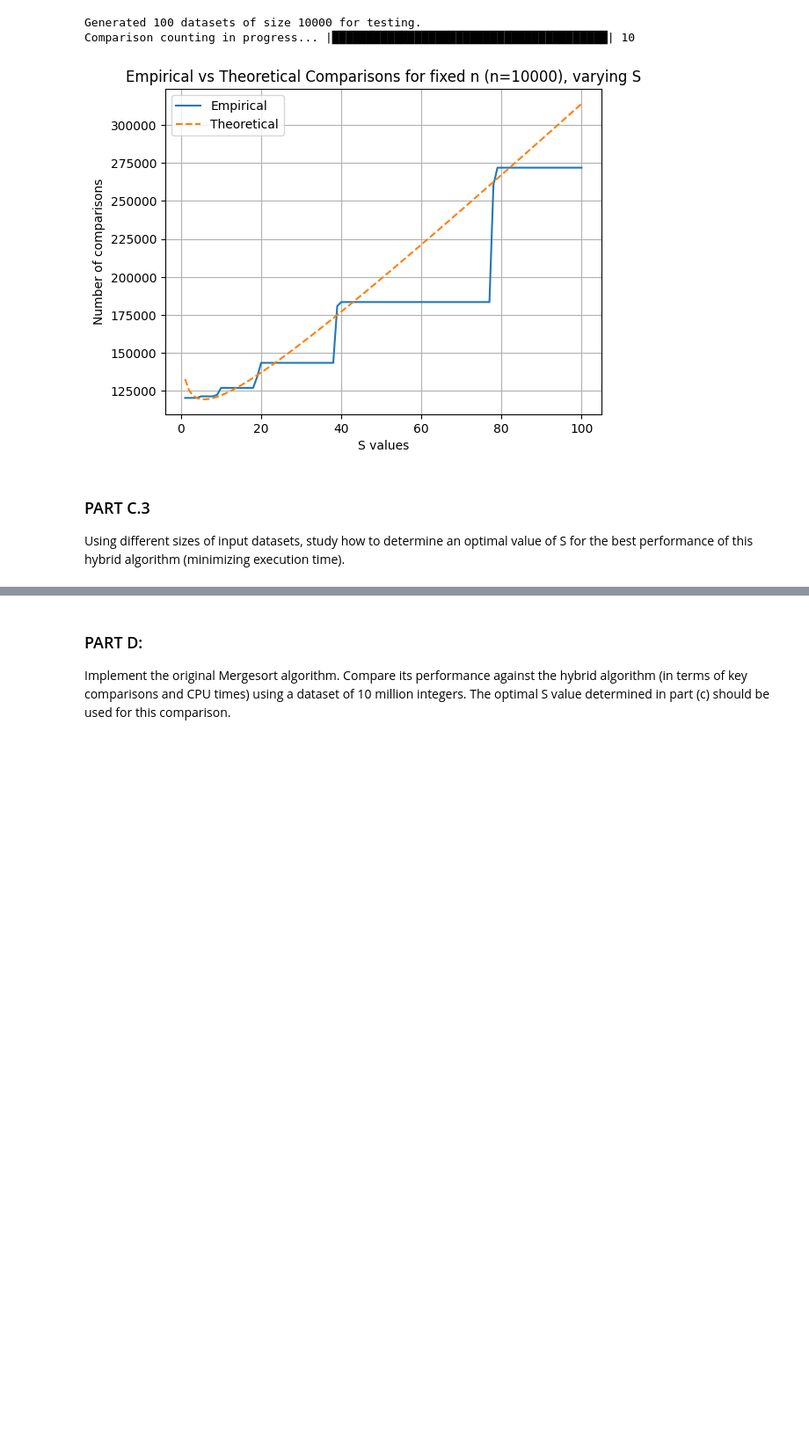
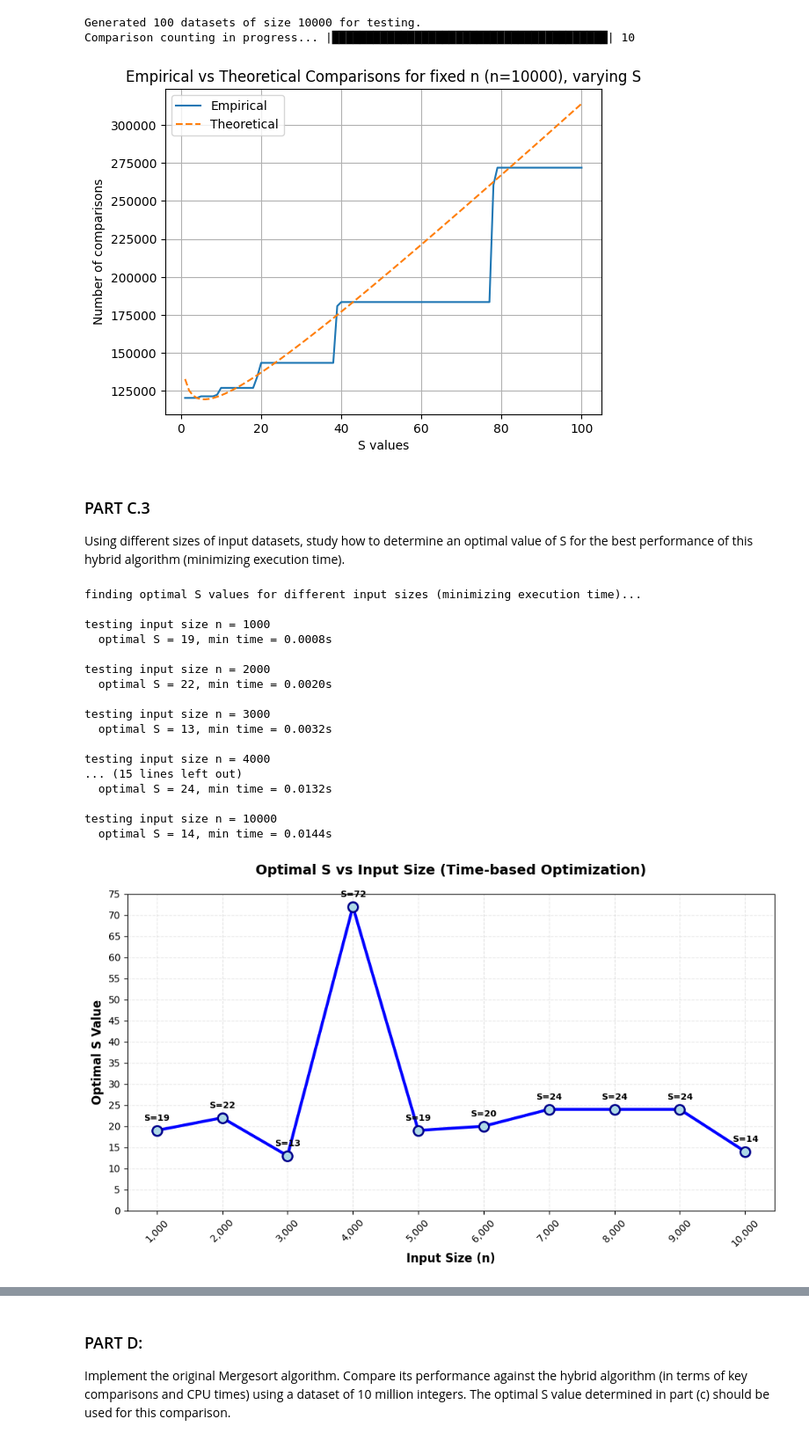
Before and after one commit to maejikal/SC2001-Algorithm-Lab, a Jupyter notebook: lab1/project1.ipynb, the cells around one changed output, grey strips where cells are left out. Shown at 88% size. Saved outputs shown, nothing was run; the diff lists cells and outputs as text; code cells hidden in the pictures; blank space fills up the shorter version.

```diff
--- a/lab1/project1.ipynb
+++ b/lab1/project1.ipynb
@@ -209,16 +209,15 @@ for the best performance of this hybrid algorithm (minimizing execution time).
 import time
 
 # different input sizes to test
-n_values_c3 = [1000, 2000, 5000, 10000, 20000,50000,100000]
+n_values_c3 = [x for x in range(1000,10001,1000)]
 # S values to test for each input size
 S_values_c3 = list(range(1, 101))  # testing S from 1 to 100
-trials_c3 = 5  # number of trials per (n, S) combination
+trials_c3 = 100  # number of trials per (n, S) combination
 
 # set seed for reproducibility
 random.seed(2025)
 
 # generate fixed datasets for each input size
-print("generating fixed datasets for consistent results...")
 fixed_datasets = {}
 for n in n_values_c3:
     datasets = []
@@ -233,43 +232,43 @@ optimal_S_results = {}
 
 print("finding optimal S values for different input sizes (minimizing execution time)...")
 
-with alive_bar(len(n_values_c3), title="finding optimal S...") as bar:
-    for n in n_values_c3:
-        print(f"\ntesting input size n = {n}")
 
-        # dictionary to store average execution times for each S value
-        avg_times_by_S = {}
+for n in n_values_c3:
+    print(f"\ntesting input size n = {n}")
 
-        # test each S value
-        for S in S_values_c3:
-            total_time = 0
+    # dictionary to store average execution times for each S value
+    avg_times_by_S = {}
 
-            # run multiple trials for this (n, S) combination
-            for trial in range(trials_c3):
-                #dataset = [random.randint(0, 10**9) for _ in range(n)]
-                dataset = fixed_datasets[n][trial]  # use fixed dataset
+    # test each S value
+    for S in S_values_c3:
+        total_time = 0
 
-                # measure execution time
-                start_time = time.time()
-                integrate(dataset, S)
-                end_time = time.time()
+        # run multiple trials for this (n, S) combination
+        for trial in range(trials_c3):
+            #dataset = [random.randint(0, 10**9) for _ in range(n)]
+            dataset = fixed_datasets[n][trial]  # use fixed dataset
 
-                total_time += (end_time - start_time)
+            # measure execution time
+            start_time = time.time()
+            integrate(dataset, S)
+            end_time = time.time()
 
-            avg_times_by_S[S] = total_time / trials_c3
+            total_time += (end_time - start_time)
 
-        # find the S value that gives minimum average execution time
-        optimal_S = min(avg_times_by_S, key=avg_times_by_S.get)
-        min_time = avg_times_by_S[optimal_S]
+        avg_times_by_S[S] = total_time / trials_c3
 
-        optimal_S_results[n] = {
-            'optimal_S': optimal_S,
-            'min_time': min_time,
-            'all_times': avg_times_by_S
-        }
+    # find the S value that gives minimum average execution time
+    optimal_S = min(avg_times_by_S, key=avg_times_by_S.get)
+    min_time = avg_times_by_S[optimal_S]
 
-        print(f"  optimal S = {optimal_S}, min time = {min_time:.4f}s")
-        bar()
+    optimal_S_results[n] = {
+        'optimal_S': optimal_S,
+        'min_time': min_time,
+        'all_times': avg_times_by_S
+    }
+
+    print(f"  optimal S = {optimal_S}, min time = {min_time:.4f}s")
+
 
 # plot: optimal S vs input size
 plt.figure(figsize=(10, 6))
@@ -344,30 +343,49 @@ optimal_S_values = list(set([optimal_S_results[n]['optimal_S'] for n in n_list])
 optimal_S_values.sort()
 
 for S in optimal_S_values:
     total_time = 0
     times = []
 
     for n in n_list:
         if S in optimal_S_results[n]['all_times']:
             time_val = optimal_S_results[n]['all_times'][S]
             times.append(f"{time_val:.3f}")
             total_time += time_val
         else:
             times.append("N/A")
 
     print(f"{S:2}  {times[0]:>6}  {times[1]:>6}  {times[2]:>6}  {times[3]:>6}  {times[4]:>6}  {total_time:.3f}")
 
 # add recommended S if it's not already in the table
 if best_S not in optimal_S_values:
     total_time = 0
     times = []
 
     for n in n_list:
         if best_S in optimal_S_results[n]['all_times']:
             time_val = optimal_S_results[n]['all_times'][best_S]
             times.append(f"{time_val:.3f}")
             total_time += time_val
         else:
             times.append("N/A")
 
     print(f"{best_S:2}* {times[0]:>6}  {times[1]:>6}  {times[2]:>6}  {times[3]:>6}  {times[4]:>6}  {total_time:.3f}")
+# %% [output]
+finding optimal S values for different input sizes (minimizing execution time)...
+
+testing input size n = 1000
+  optimal S = 19, min time = 0.0008s
+
+testing input size n = 2000
+  optimal S = 22, min time = 0.0020s
+
+testing input size n = 3000
+  optimal S = 13, min time = 0.0032s
+
+testing input size n = 4000
+... (15 lines left out)
+  optimal S = 24, min time = 0.0132s
+
+testing input size n = 10000
+  optimal S = 14, min time = 0.0144s
+[figure, added]
```
Also changed, not shown: parts of 3 cells of this notebook.
